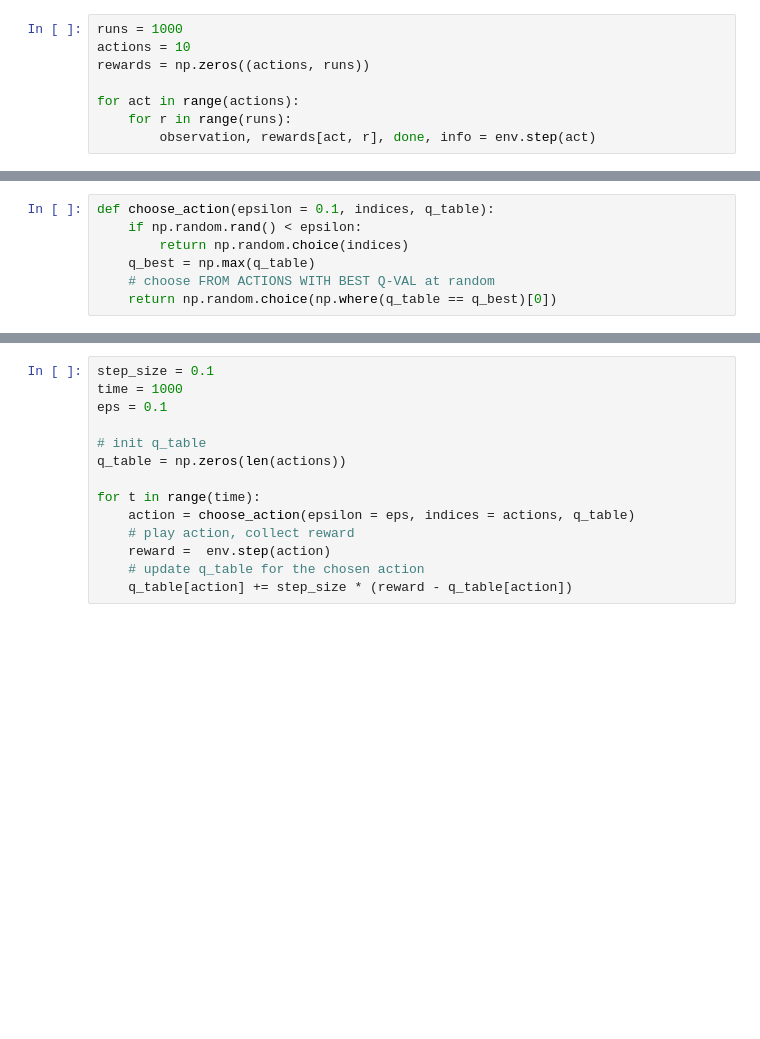
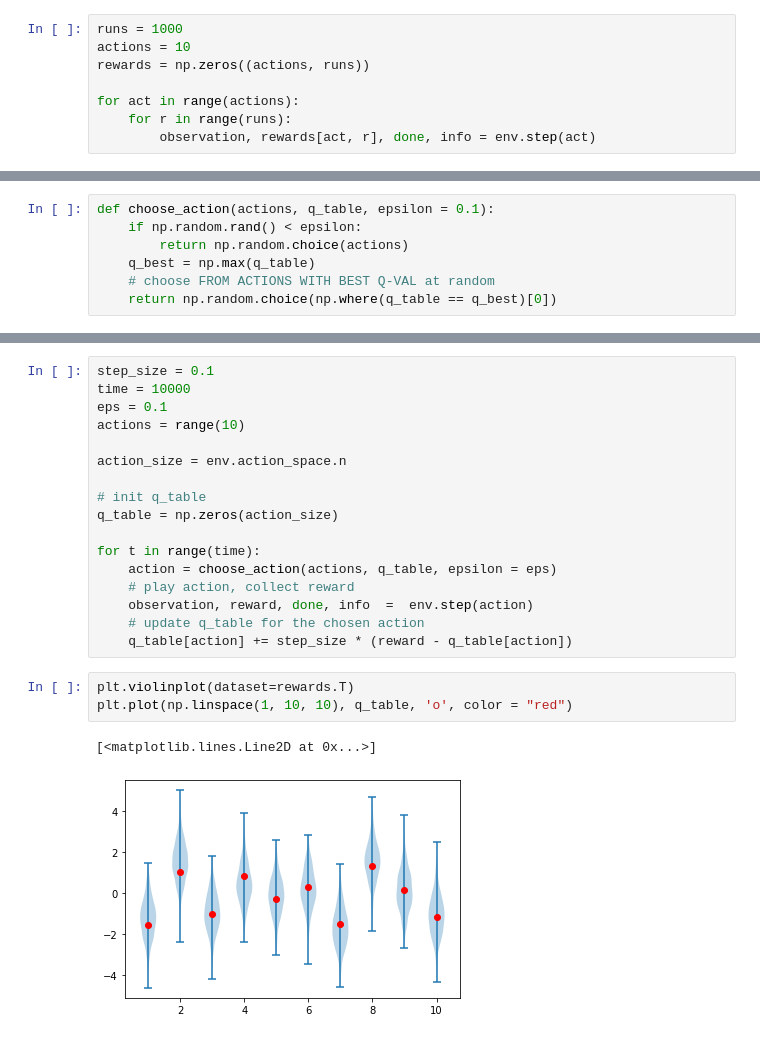
Before and after one commit to gsverhoeven/gt_rl_course, a Jupyter notebook: week_2/gym_bandits.ipynb, the cells around one changed output, grey strips where cells are left out. Cells and saved outputs as stored; diff of their text form; blank space fills up the shorter version.

```diff
--- a/week_2/gym_bandits.ipynb
+++ b/week_2/gym_bandits.ipynb
@@ -73,7 +73,7 @@ https://colab.research.google.com/drive/1oqon14Iq8jzx6PhMJvja-mktFTru5GPl#scroll
 # %%
-def choose_action(epsilon = 0.1, indices, q_table):
+def choose_action(actions, q_table, epsilon = 0.1):
     if np.random.rand() < epsilon:
-        return np.random.choice(indices)
+        return np.random.choice(actions)
     q_best = np.max(q_table)
     # choose FROM ACTIONS WITH BEST Q-VAL at random
     return np.random.choice(np.where(q_table == q_best)[0])
@@ -82,14 +80,23 @@ SyntaxError: 'return' outside function (<ipython-input-73-1bb89783c8c0>, line 2)
 # %%
 step_size = 0.1
-time = 1000
+time = 10000
 eps = 0.1
+actions = range(10)
+
+action_size = env.action_space.n
 
 # init q_table
-q_table = np.zeros(len(actions))
+q_table = np.zeros(action_size)
 
 for t in range(time):
-    action = choose_action(epsilon = eps, indices = actions, q_table)
+    action = choose_action(actions, q_table, epsilon = eps)
     # play action, collect reward
-    reward =  env.step(action)
+    observation, reward, done, info  =  env.step(action)
     # update q_table for the chosen action
     q_table[action] += step_size * (reward - q_table[action])
+# %%
+plt.violinplot(dataset=rewards.T)
+plt.plot(np.linspace(1, 10, 10), q_table, 'o', color = "red")
+# %% [output]
+[<matplotlib.lines.Line2D at 0x...>]
+[figure, added]
```
Also changed, not shown: parts of 12 cells of this notebook, 1 other file.
